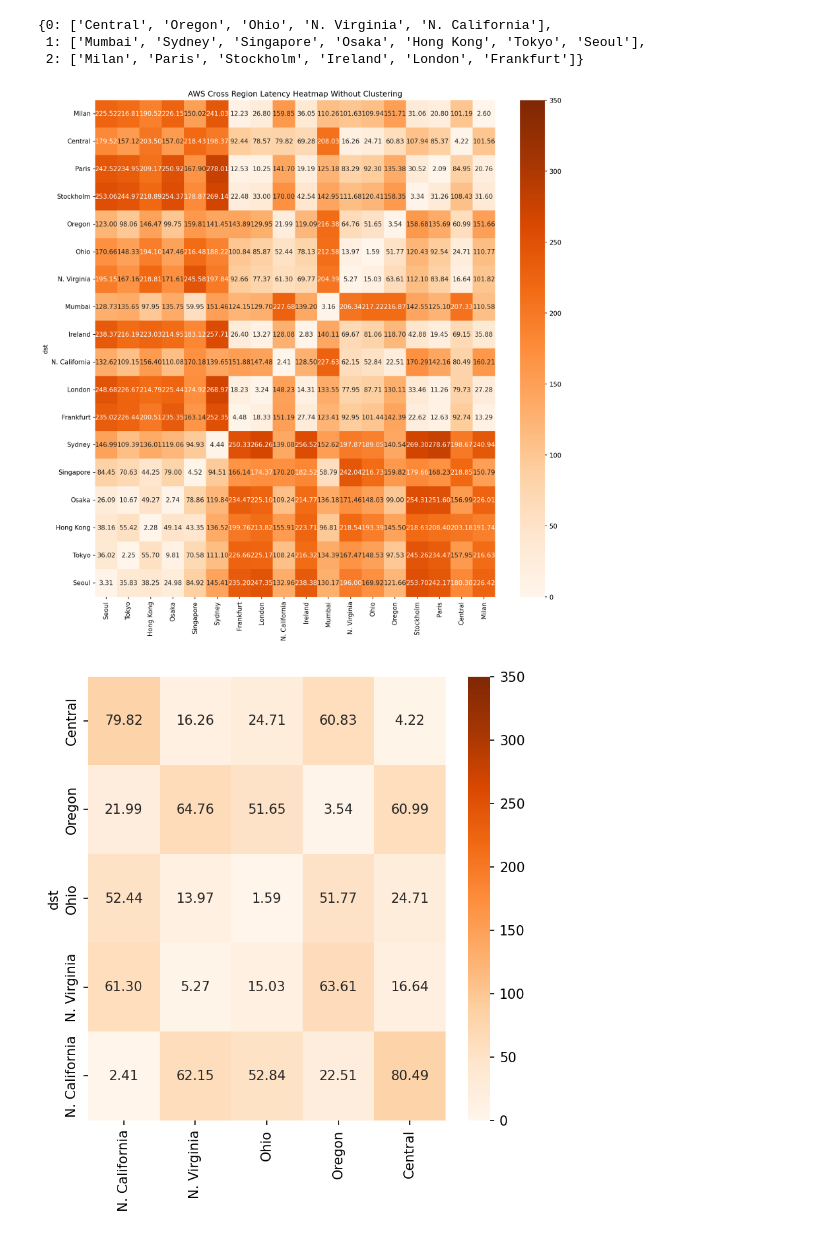
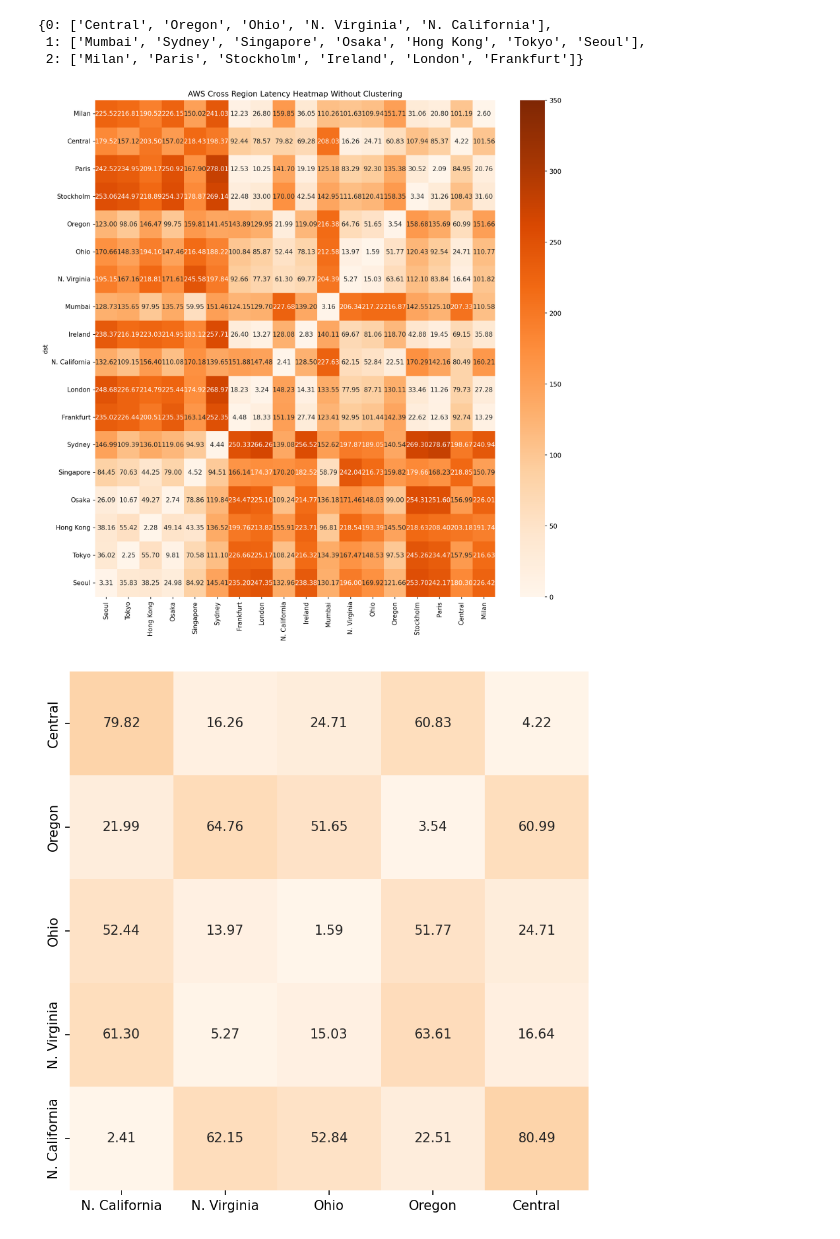
Before and after one commit to rupc/aws-cross-region-latency, a Jupyter notebook: clustering-analyiss.ipynb, the cells around one changed output. Drawn from its saved outputs; the diff is of its cells as text; code cells hidden in the pictures.

```diff
--- a/clustering-analyiss.ipynb
+++ b/clustering-analyiss.ipynb
@@ -45,35 +45,40 @@ cluster_3_groups = df.groupby('Cluster_3').apply(
     lambda x: list(x.index)).to_dict()
 cluster_4_groups = df.groupby('Cluster_4').apply(
     lambda x: list(x.index)).to_dict()
 
 
 def plot_cluster_heatmap(df, cluster_column, cluster_groups, title_prefix):
     for cluster_id, regions in cluster_groups.items():
         plt.figure(figsize=(6, 6))
         reversed_df = df.loc[regions, regions[::-1]]
-        sns.heatmap(reversed_df, annot=True,
+        reversed_df.index.name = None  # 인덱스 이름 제거
+        reversed_df.columns.name = None  # 컬럼 이름 제거
+
+        sns.heatmap(reversed_df, annot=True, cbar=False,
                     fmt=".2f", cmap="Oranges", vmin=0, vmax=350)
+        plt.subplots_adjust(left=0.05, right=0.95, top=0.95, bottom=0.05)
+        plt.savefig(
+            f"figs/{title_prefix}_Cluster_{cluster_id}_Heatmap.pdf", bbox_inches='tight')
 
-        # plt.title(f"{title_prefix} Cluster {cluster_id} Heatmap")
+        plt.tight_layout()
         plt.show()
 
 
 display(cluster_3_groups)
 
 plt.figure(figsize=(14, 14))
 sns.heatmap(df.iloc[:, :-2], annot=True, fmt=".2f",
             cmap="Oranges", vmin=0, vmax=350)
 plt.title('AWS Cross Region Latency Heatmap Without Clustering')
 plt.show()
 
 
-# Plot heatmaps for k=3
 plot_cluster_heatmap(df.iloc[:, :-2], 'Cluster_3', cluster_3_groups, 'k=3')
-plot_cluster_heatmap(df.iloc[:, :-2], 'Cluster_4', cluster_4_groups, 'k=4')
+# plot_cluster_heatmap(df.iloc[:, :-2], 'Cluster_4', cluster_4_groups, 'k=4')
 # %% [output]
 [figure]
 {0: ['Central', 'Oregon', 'Ohio', 'N. Virginia', 'N. California'],
  1: ['Mumbai', 'Sydney', 'Singapore', 'Osaka', 'Hong Kong', 'Tokyo', 'Seoul'],
  2: ['Milan', 'Paris', 'Stockholm', 'Ireland', 'London', 'Frankfurt']}
 [figure]
-[figure, old version]
+[figure, new version]
```
Also changed, not shown: parts of 1 cell of this notebook, 5 other files.
